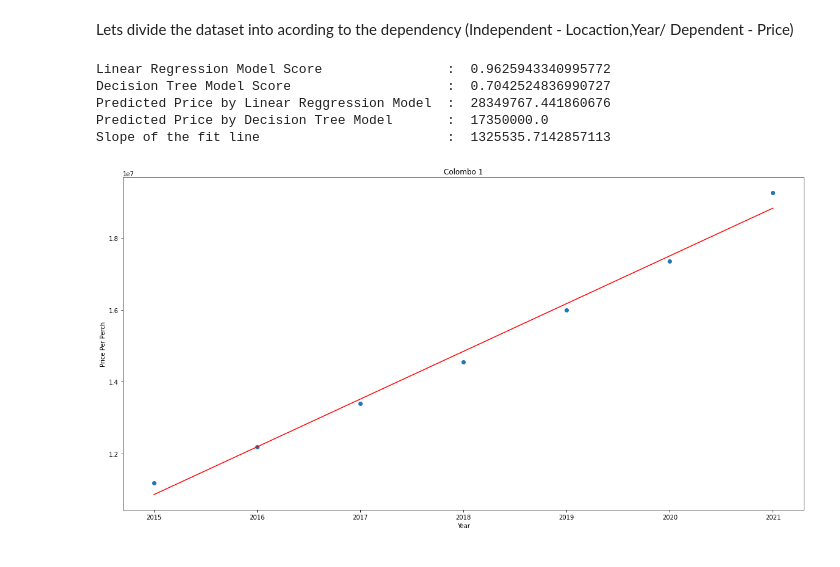
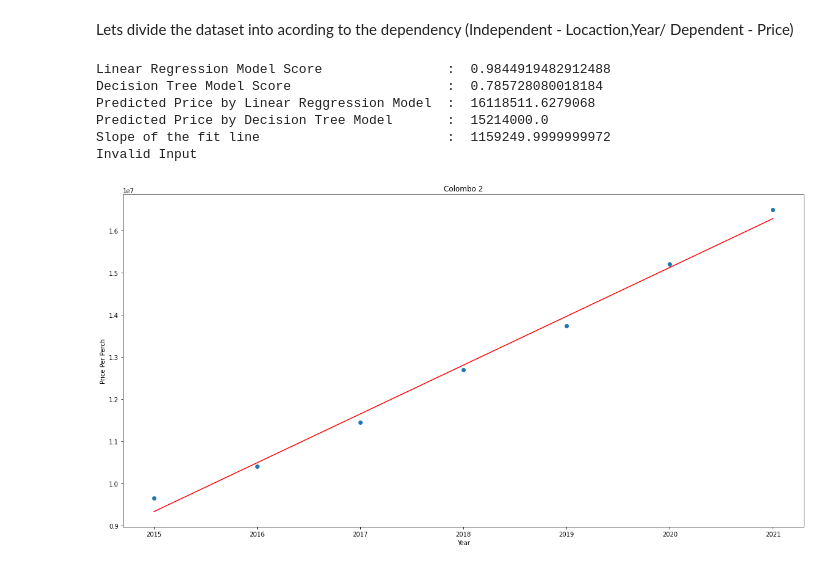
Before and after one commit to SthiraPs/ML-Project, a Jupyter notebook: ML_Project.ipynb, the cells around one changed output. Saved outputs shown, nothing was run; the diff lists cells and outputs as text; code cells hidden in the pictures.

```diff
--- a/ML_Project.ipynb
+++ b/ML_Project.ipynb
@@ -422,6 +422,7 @@ def Main_Function(Location, Year):
   #pol_reg = LinearRegression()
   #pol_reg.fit(X_poly,y_train)
   #pol_reg.score(X_test,y_test)  #Score of the test
+  #return pol_reg.predict([x])[0]           #Score of the test -> polinamial
 
 
 
@@ -436,7 +437,7 @@ def Main_Function(Location, Year):
 
 
 
-        ####################################################           Outputs         ################################################
+        ####################################################   Outputs   ################################################
 
 
 
@@ -455,13 +456,26 @@ def Main_Function(Location, Year):
   plt.ylabel("Price Per Perch")
 
   #However according to the score of the above two models we can clearly see the Lineara Reggresion model performe well compared to decision tree models
-  #return pol_reg.predict([x])[0]           #Score of the test -> polinamial
+
+
+
+  #Price increment of the land price
+
+  years = Year - 2021
+  if years > 0:
+    price1 = df['Price_Per_Perch'][df['Year']==2021]
+    price2 = lr_clf.predict([x])[0]
+    increment = (price2 - price1)*100/price1
+    print(int(increment),'% increment of the land price in', years,'years')
+  else:
+    print('Invalid Input')
 # %%
-Main_Function('Colombo 1',2029) #Enter a Location(Colombo 1, Colombo 2...) and a Year(2020,2021...) here. (ex: 'Colombo 7',2025)
+Main_Function('Colombo 2',2021) #Enter a Location(Colombo 1, Colombo 2...) and a Year(2020,2021...) here. (ex: 'Colombo 7',2025)
 # %% [output]
-Linear Regression Model Score                :  0.9625943340995772
-Decision Tree Model Score                    :  0.7042524836990727
-Predicted Price by Linear Reggression Model  :  28349767.441860676
-Predicted Price by Decision Tree Model       :  17350000.0
-Slope of the fit line                        :  1325535.7142857113
+Linear Regression Model Score                :  0.9844919482912488
+Decision Tree Model Score                    :  0.785728080018184
+Predicted Price by Linear Reggression Model  :  16118511.6279068
+Predicted Price by Decision Tree Model       :  15214000.0
+Slope of the fit line                        :  1159249.9999999972
+Invalid Input
-[figure, old version]
+[figure, new version]
```
